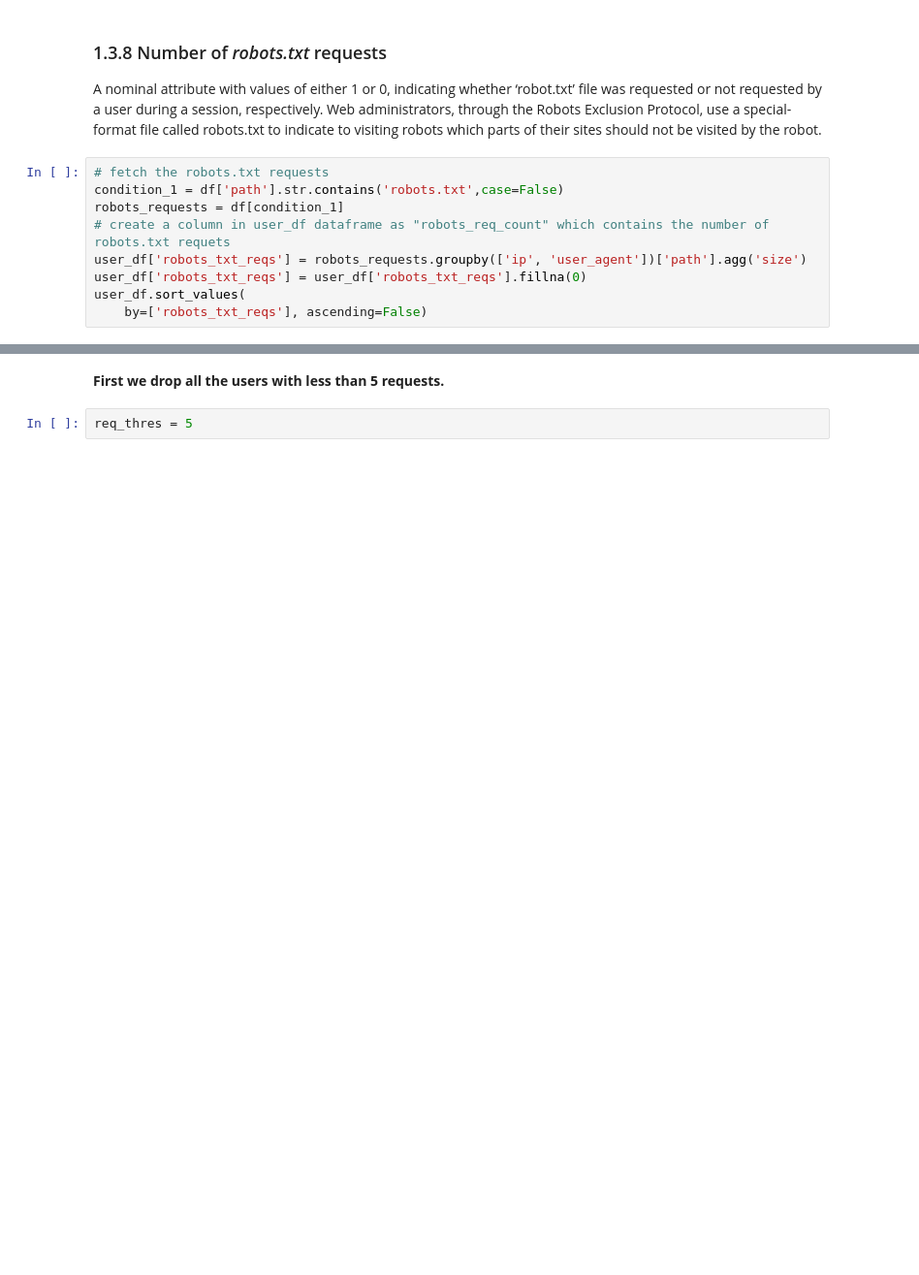
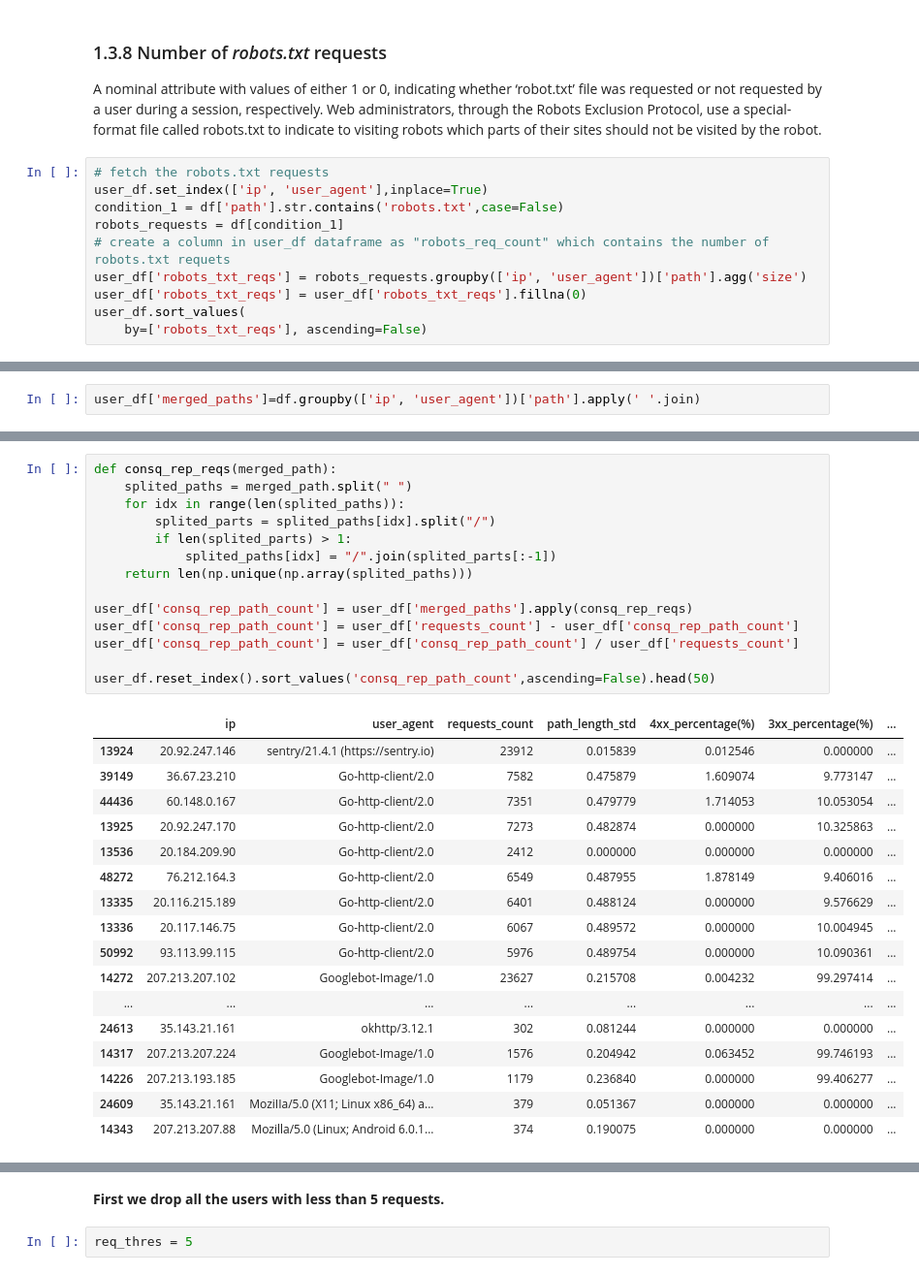
Before and after one commit to mohammadhashemii/Web-Crawler-Detection, a Jupyter notebook: notebooks/01_sanjaghDatasetEDA.ipynb, the cells around one changed output, grey strips where cells are left out. Shown at 97% size. Cells and saved outputs as stored; diff of their text form; blank space fills up the shorter version.

```diff
--- a/notebooks/01_sanjaghDatasetEDA.ipynb
+++ b/notebooks/01_sanjaghDatasetEDA.ipynb
@@ -543,6 +527,7 @@ user_df.head(50)
 A nominal attribute with values of either 1 or 0, indicating whether ‘robot.txt’ file was requested or not requested by a user during a session, respectively. Web administrators, through the Robots Exclusion Protocol, use a special-format file called robots.txt to indicate to visiting robots which parts of their sites should not be visited by the robot.
 # %%
 # fetch the robots.txt requests
+user_df.set_index(['ip', 'user_agent'],inplace=True)
 condition_1 = df['path'].str.contains('robots.txt',case=False)
 robots_requests = df[condition_1]
 # create a column in user_df dataframe as "robots_req_count" which contains the number of robots.txt requets
@@ -567,0 +557,2 @@ user_df.sort_values(
+# %%
+user_df['merged_paths']=df.groupby(['ip', 'user_agent'])['path'].apply(' '.join)
@@ -567,0 +574,32 @@ user_df.sort_values(
+# %%
+def consq_rep_reqs(merged_path):
+    splited_paths = merged_path.split(" ")
+    for idx in range(len(splited_paths)):
+        splited_parts = splited_paths[idx].split("/")
+        if len(splited_parts) > 1:
+            splited_paths[idx] = "/".join(splited_parts[:-1])
+    return len(np.unique(np.array(splited_paths)))
+
+user_df['consq_rep_path_count'] = user_df['merged_paths'].apply(consq_rep_reqs)
+user_df['consq_rep_path_count'] = user_df['requests_count'] - user_df['consq_rep_path_count']
+user_df['consq_rep_path_count'] = user_df['consq_rep_path_count'] / user_df['requests_count']
+
+user_df.reset_index().sort_values('consq_rep_path_count',ascending=False).head(50)
+# %% [output]
+|  | ip | user_agent | requests_count | path_length_std | 4xx_percentage(%) | 3xx_percentage(%) | ... |
+| 13924 | 20.92.247.146 | sentry/21.4.1 (https://sentry.io) | 23912 | 0.015839 | 0.012546 | 0.000000 | ... |
+| 39149 | 36.67.23.210 | Go-http-client/2.0 | 7582 | 0.475879 | 1.609074 | 9.773147 | ... |
+| 44436 | 60.148.0.167 | Go-http-client/2.0 | 7351 | 0.479779 | 1.714053 | 10.053054 | ... |
+| 13925 | 20.92.247.170 | Go-http-client/2.0 | 7273 | 0.482874 | 0.000000 | 10.325863 | ... |
+| 13536 | 20.184.209.90 | Go-http-client/2.0 | 2412 | 0.000000 | 0.000000 | 0.000000 | ... |
+| 48272 | 76.212.164.3 | Go-http-client/2.0 | 6549 | 0.487955 | 1.878149 | 9.406016 | ... |
+| 13335 | 20.116.215.189 | Go-http-client/2.0 | 6401 | 0.488124 | 0.000000 | 9.576629 | ... |
+| 13336 | 20.117.146.75 | Go-http-client/2.0 | 6067 | 0.489572 | 0.000000 | 10.004945 | ... |
+| 50992 | 93.113.99.115 | Go-http-client/2.0 | 5976 | 0.489754 | 0.000000 | 10.090361 | ... |
+| 14272 | 207.213.207.102 | Googlebot-Image/1.0 | 23627 | 0.215708 | 0.004232 | 99.297414 | ... |
+| ... | ... | ... | ... | ... | ... | ... | ... |
+| 24613 | 35.143.21.161 | okhttp/3.12.1 | 302 | 0.081244 | 0.000000 | 0.000000 | ... |
+| 14317 | 207.213.207.224 | Googlebot-Image/1.0 | 1576 | 0.204942 | 0.063452 | 99.746193 | ... |
+| 14226 | 207.213.193.185 | Googlebot-Image/1.0 | 1179 | 0.236840 | 0.000000 | 99.406277 | ... |
+| 24609 | 35.143.21.161 | MoziIIa/5.0 (X11; Linux x86_64) a... | 379 | 0.051367 | 0.000000 | 0.000000 | ... |
+| 14343 | 207.213.207.88 | Mozilla/5.0 (Linux; Android 6.0.1... | 374 | 0.190075 | 0.000000 | 0.000000 | ... |
```
Also changed, not shown: parts of 6 cells of this notebook.
